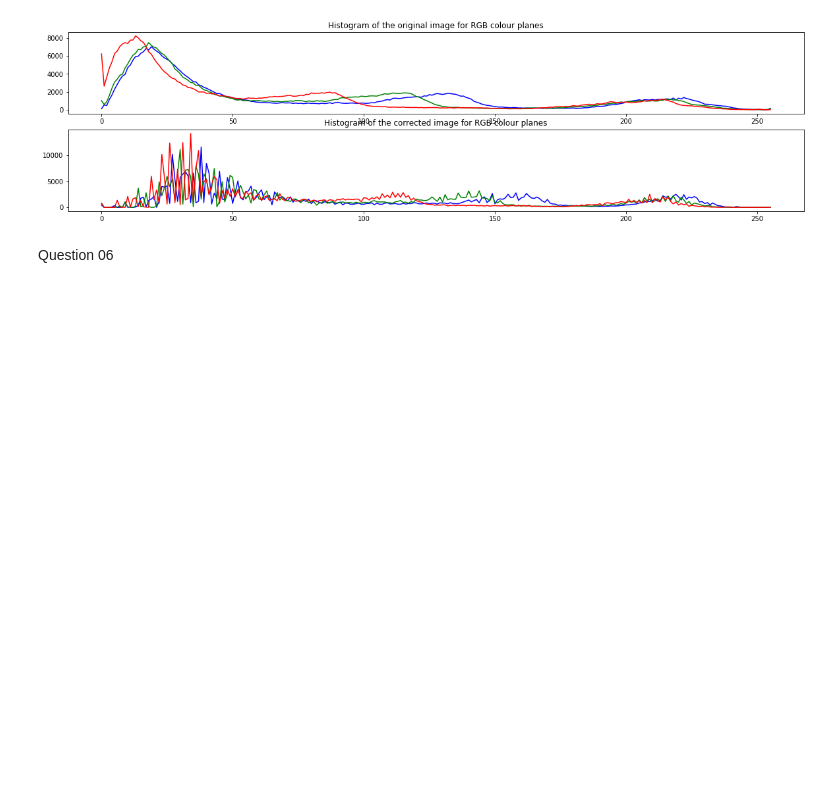
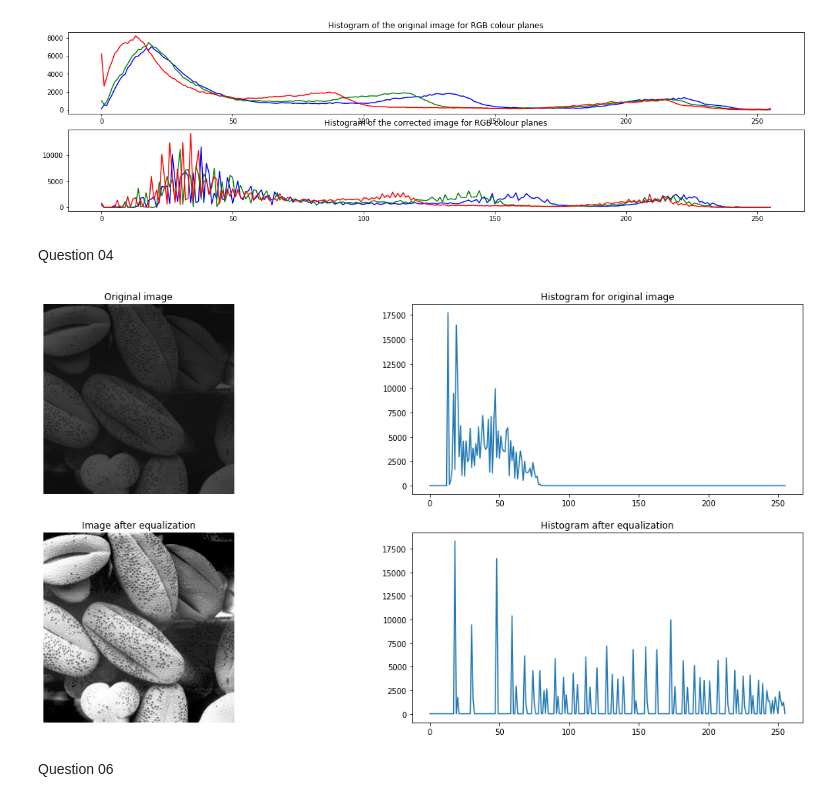
Before and after one commit to ChamithDilshan/EN2550_Image_processing_and_machine_vision, a Jupyter notebook: Assignments/Assignment_1/code.ipynb, the cells around one changed output. Saved outputs shown, nothing was run; the diff lists cells and outputs as text; code cells hidden in the pictures; blank space fills up the shorter version.

Commit message:
Question 04 done

```diff
--- a/Assignments/Assignment_1/code.ipynb
+++ b/Assignments/Assignment_1/code.ipynb
@@ -152,6 +151,52 @@ ax[1].set_title('Histogram of the corrected image for RGB colour planes')
 plt.show()
 # %% [output]
 [figure]
+# %% [markdown]
+Question 04
+# %%
+image = cv.imread('shells.png', cv.IMREAD_GRAYSCALE)
+assert image is not None
+
+hist = cv.calcHist([image],[0],None,[256],[0,256])
+
+L = 256
+image_height = image.shape[0]
+image_width = image.shape[1]
+
+
+temp = [np.sum(image == i) for i in range(0,256)]
+transform = temp*(int((L-1)/(image_height*image_width)))
+
+for i in range(1,256):
+    temp[i] = temp[i-1] + temp[i]
+
+temp = [int(j*((L-1)/(image_height*image_width))) for j in temp]
+
+temp = np.array(temp)
+output = cv.LUT(image, temp)
+
+histogram_after = [np.sum(output == i) for i in range(0,256)]
+
+
+fig, ax = plt.subplots(2,2, figsize = (20,10))
+
+ax[0,0].imshow(cv.cvtColor(image,cv.COLOR_GRAY2RGB))
+ax[0,0].set_title("Original image")
+ax[0,0].axis('off')
+
+ax[0,1].plot(hist)
+ax[0,1].set_title("Histogram for original image")
+
+ax[1,0].imshow(output, cmap = 'gray')
+ax[1,0].set_title("Image after equalization")
+ax[1,0].axis('off')
+
+ax[1,1].plot(histogram_after)
+ax[1,1].set_title("Histogram after equalization")
+
+plt.show()
+# %% [output]
+[figure, added]
 # %% [markdown]
 Question 06
 # %%
```
Also changed, not shown: parts of 3 cells of this notebook.
